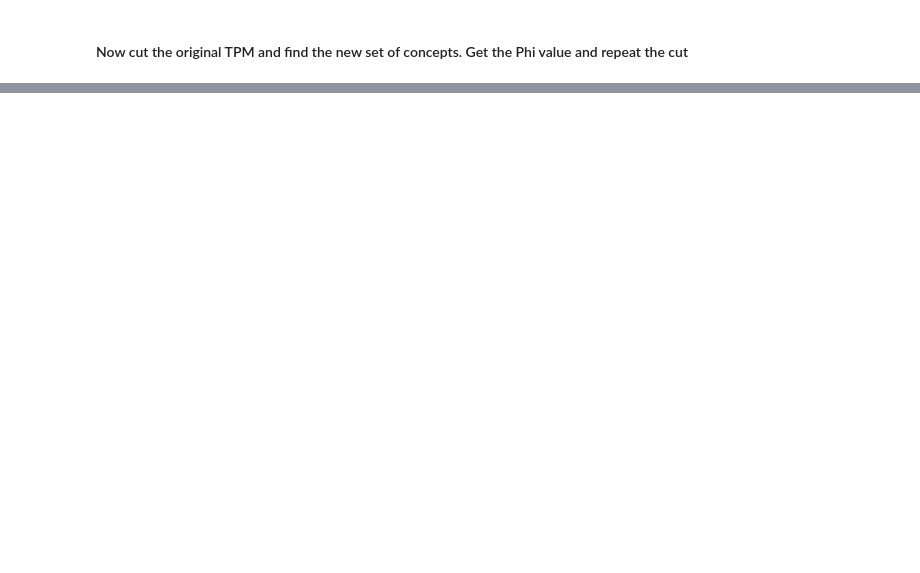
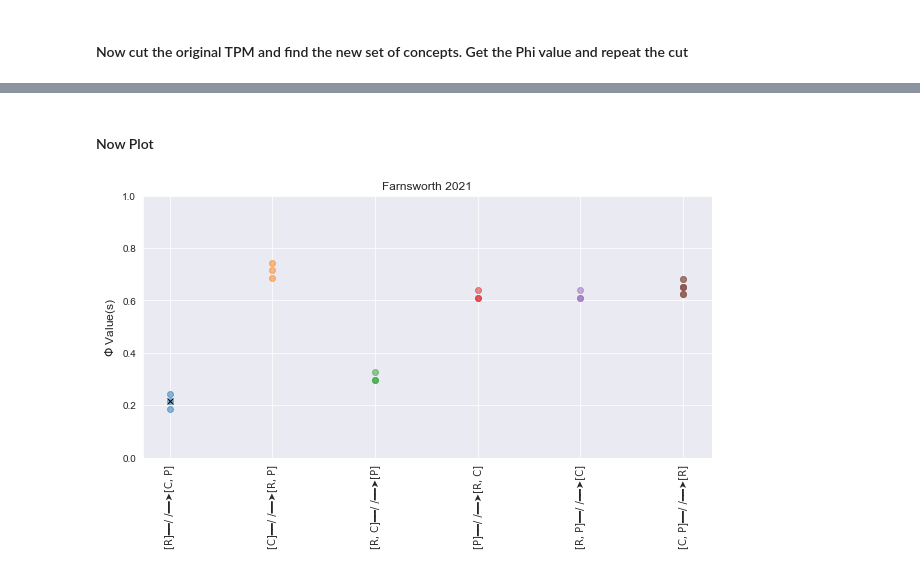
Before and after one commit to ELIFE-ASU/pyphi-spectrum, a Jupyter notebook: Underdetermined Qualia.ipynb, the cells around one changed output, grey strips where cells are left out. Saved outputs shown, nothing was run; the diff lists cells and outputs as text; code cells hidden in the pictures; blank space fills up the shorter version.

Commit message:
Preliminary Results

```diff
--- a/Underdetermined Qualia.ipynb
+++ b/Underdetermined Qualia.ipynb
@@ -217,0 +205,17 @@ $Phi$ =  0.826389
+# %%
+from fontTools.ttLib import TTFont
+import matplotlib.font_manager as mfm## Choose a font that renders the cut symbol properly
+def char_in_font(Unicode_char, font):
+    for cmap in font['cmap'].tables:
+        if cmap.isUnicode():
+            if ord(Unicode_char) in cmap.cmap:
+                return True
+    return False
+
+
+uni_char = "\u27A4"
+
+font_info = [(f.fname, f.name) for f in mfm.fontManager.ttflist]
+for i, font in enumerate(font_info):
+    if char_in_font(uni_char, TTFont(font[0], fontNumber=0)):
+        print(font[0], font[1])
@@ -217,0 +234,46 @@ $Phi$ =  0.826389
+# %% [markdown]
+#### Now Plot
+# %%
+# -*- coding: utf-8 -*-
+import matplotlib.pyplot as plt
+import seaborn as sns
+sns.set_style('darkgrid')
+%matplotlib inline
+
+## UTF Characters
+LINE = "\u2501"
+CUT_SYMBOL = LINE * 2 + "/ /" + LINE * 2 + "\u27A4"
+
+## Set Font
+font_path = '/Users/jakehanson/.brew/lib/python3.7/site-packages/matplotlib/mpl-data/fonts/ttf/DejaVuSans.ttf'
+font = mfm.FontProperties(fname=font_path) # find this font
+
+## Initialize fig, ax objects
+fig = plt.figure(figsize=(8.8,5.4))
+ax = plt.subplot(111)
+
+## Scatterplot Phi Values for each cut
+x_labels = []
+for i in range(len(Phi_Spectrum)):
+    cut = sia_bipartitions[i]
+
+    ## Get label for cut
+    from_nodes = models.fmt.fmt_mechanism(cut.from_nodes, cut.node_labels)
+    to_nodes = models.fmt.fmt_mechanism(cut.to_nodes, cut.node_labels)
+    cut_label = from_nodes+CUT_SYMBOL+to_nodes
+
+    ## Plot
+    plt.scatter([i]*len(Phi_Spectrum[i]),Phi_Spectrum[i],label=cut_label,alpha=0.5)
+    x_labels.append(cut_label)
+
+plt.title('Farnsworth 2021')
+plt.ylabel(r'$\Phi$ Value(s)',fontsize=12)
+plt.plot([0],[0.2153],'kx')
+plt.xticks(range(len(Phi_Spectrum)),x_labels,rotation=90,fontproperties=font)
+plt.ylim((0.0,1.0))
+# plt.legend(ncol=1,bbox_to_anchor = [1.25,1.0],prop=font,fontsize=12)
+plt.tight_layout()
+plt.savefig("Preliminary_Plot.pdf")
+plt.show()
+# %% [output]
+[figure, added]
```
Also changed, not shown: parts of 5 cells of this notebook, 2 other files.
